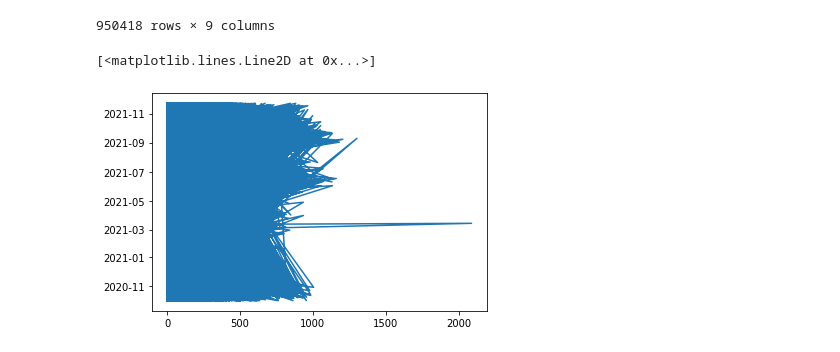
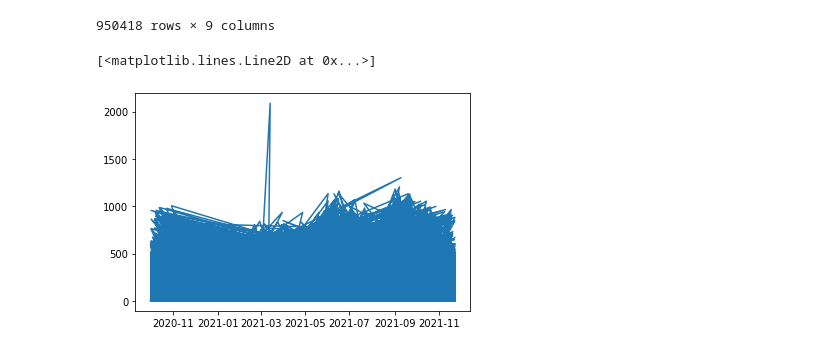
Before and after one commit to vikmanatusEurelis/ai-school-training, a Jupyter notebook: data_cleaning.ipynb, the cells around one changed output. Saved outputs shown, nothing was run; the diff lists cells and outputs as text; code cells hidden in the pictures.

```diff
--- a/data_cleaning.ipynb
+++ b/data_cleaning.ipynb
@@ -116,8 +116,8 @@ data
 # %%
 import matplotlib.pyplot as plt
 # can save 1,20
 fig = plt.figure(facecolor='w')
-plt.plot(data.sum_counts, data.counter_update)
+plt.plot(data.counter_update, data.sum_counts)
 # %% [output]
 [<matplotlib.lines.Line2D at 0x...>]
-[figure, old version]
+[figure, new version]
```
Also changed, not shown: parts of 1 cell of this notebook.
